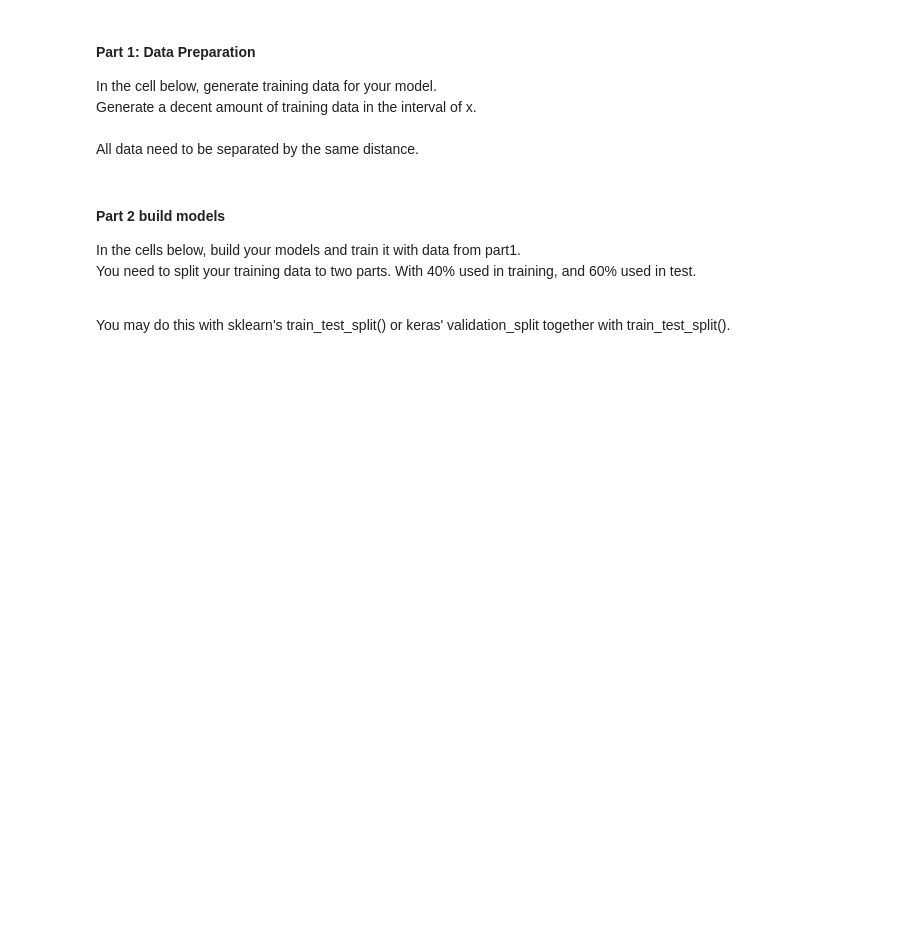
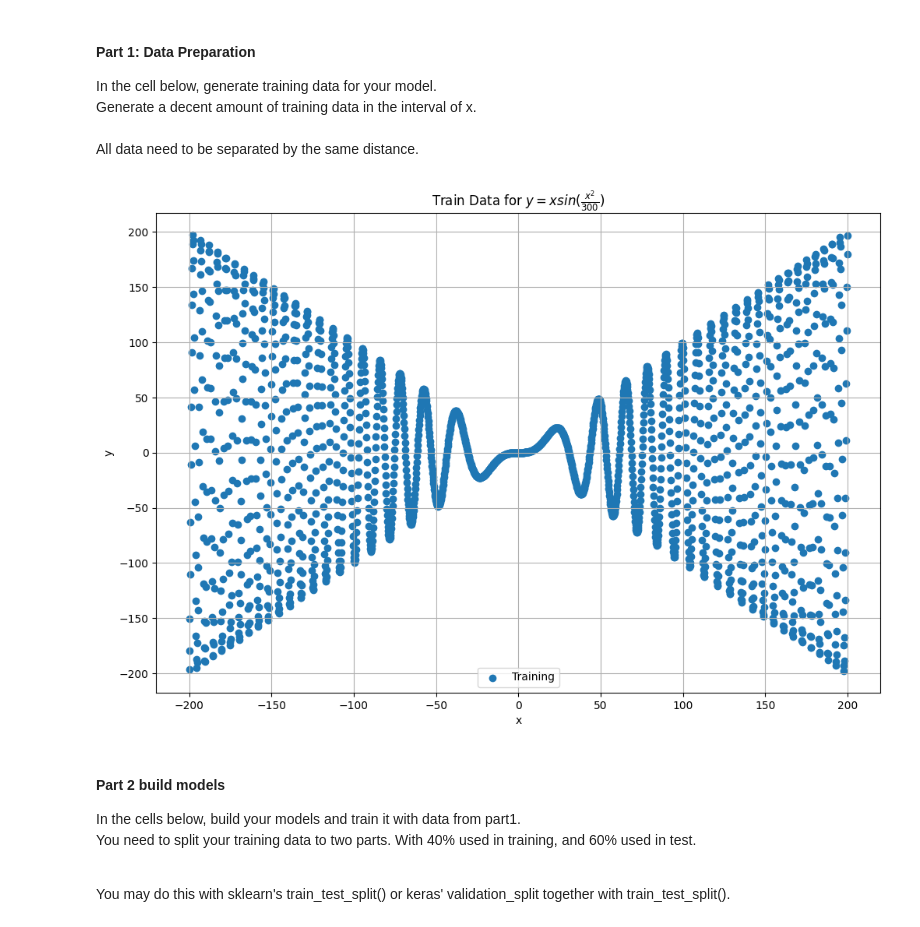
Before and after one commit to eugenechei/cpsc_483, a Jupyter notebook: lab_1/Lab1 Understanding Feedforward Neural Network.ipynb, the cells around one changed output. Cells and saved outputs as stored; diff of their text form; code cells hidden in the pictures; blank space fills up the shorter version.

```diff
--- a/lab_1/Lab1 Understanding Feedforward Neural Network.ipynb
+++ b/lab_1/Lab1 Understanding Feedforward Neural Network.ipynb
@@ -35,6 +36,18 @@ def generate_data(x_range, n_samples):
 x_range=200
 n_samples=2000
 x_data,y_data=generate_data(x_range,n_samples)
+# %%
+# Plot the generated dataset
+plt.figure(figsize=(12,8))
+plt.scatter(x_data,y_data,label='Training')
+plt.title('Train Data for $y=xsin(\\frac{x^2}{300})$')
+plt.xlabel('x')
+plt.ylabel('y')
+plt.legend()
+plt.grid(True)
+plt.show()
+# %% [output]
+[figure, added]
 # %% [markdown]
 #### Part 2 build models
 
```
Also changed, not shown: parts of 8 cells of this notebook.
